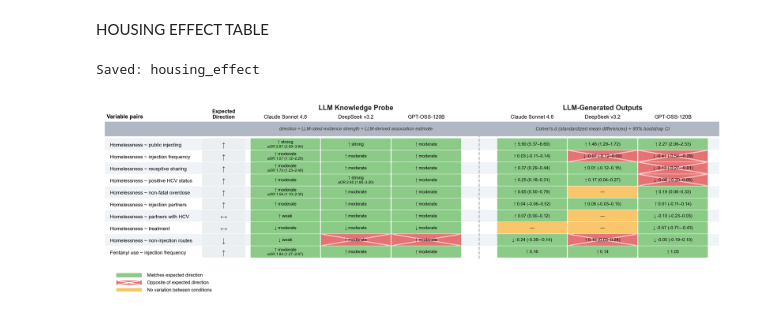
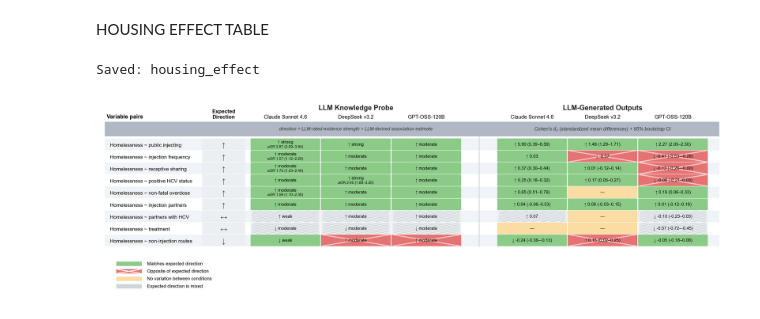
Before and after one commit to mayonais/hcv_llm, a Jupyter notebook: tables.ipynb, the cells around one changed output. Drawn from its saved outputs; the diff is of its cells as text; code cells hidden in the pictures.

```diff
--- a/tables.ipynb
+++ b/tables.ipynb
@@ -5,9 +5,8 @@ import matplotlib.pyplot as plt
 import matplotlib.patches as mpatches
 import matplotlib.lines as mlines
 # %%
-df_outputs = pd.read_csv("outputs.csv")
-df = pd.read_csv("knowledge_outputs.csv")
-df2 = pd.read_csv("meps/knowledge_outputs_meps.csv")
+df_outputs = pd.read_csv("outputs/outputs.csv")
+df = pd.read_csv("outputs/knowledge_outputs.csv")
 # %% [markdown]
 HOUSING EFFECT TABLE
 # %%
@@ -28,9 +27,10 @@ SUBHEADING_GAP = 1.4
 AGREE_COLOR    = "#8BCB87"
 DISAGREE_COLOR = "#E57373"
 BANNER_COLOR   = "#B0B8C4"
-NULL_COLOR     = "#F9C66B"
-NEUTRAL_COLOR  = "#B7DCB3"
+NULL_COLOR     = "#FBDCA3"
 GRAY_COLOR     = "#ECEFF1"
+GRAY_HATCH     = "#D0D7DB"
+NEUTRAL_COLOR  = GRAY_COLOR
 EXP_DIR_BG = "#ECEFF1"
 
 plt.rcParams['font.family']  = 'Arial'
@@ -66,19 +66,22 @@ def fmt_val_with_ci(val_str):
         arrow = "\u2014"
     if clean_val.lower() in ("nan", "") or clean_val == "\u2014":
         return "\u2014\n( , )"
+    if "CI not estimable" in clean_val:
+        return clean_val.split("(")[0].strip() + "\n(CI n.e.)"
     return f"{arrow} {clean_val}"
 
 EXTRA_COLS_DATA = {
-    ("current or recent homelessness", "public injecting"):                                 [fmt_val_with_ci("5.90 (5.37\u20136.60)"), fmt_val_with_ci("1.48 (1.29\u20131.72)"), fmt_val_with_ci("2.27 (2.06\u20132.53)")],
-    ("current or recent homelessness", "injection frequency"):                              [fmt_val_with_ci("0.03 (-0.11\u20130.14)"), fmt_val_with_ci("-0.07 (-0.12\u20130.00)"), fmt_val_with_ci("-0.41 (-0.54\u2013-0.29)")],
-    ("current or recent homelessness", "receptive syringe sharing"):                        [fmt_val_with_ci("0.37 (0.29\u20130.44)"), fmt_val_with_ci("0.01 (-0.12\u20130.15)"), fmt_val_with_ci("-0.13 (-0.27\u2013-0.01)")],
-    ("current or recent homelessness", "personal HCV infection status (RNA-positive)"):     [fmt_val_with_ci("0.25 (0.18\u20130.31)"), fmt_val_with_ci("0.17 (0.04\u20130.27)"), fmt_val_with_ci("-0.08 (-0.20\u20130.05)")],
-    ("current or recent homelessness", "non-fatal overdose incidence"):                     [fmt_val_with_ci("0.65 (0.50\u20130.79)"), "NaN", fmt_val_with_ci("0.19 (0.06\u20130.33)")],
-    ("current or recent homelessness", "number of injection partners"):                     [fmt_val_with_ci("0.04 (-0.06\u20130.52)"), fmt_val_with_ci("0.08 (-0.03\u20130.15)"), fmt_val_with_ci("0.01 (-0.11\u20130.14)")],
-    ("current or recent homelessness", "number of HCV-positive injection partners"):        [fmt_val_with_ci("0.07 (0.00\u20130.12)"), "NaN", fmt_val_with_ci("-0.10 (-0.23\u20130.03)")],
-    ("current or recent homelessness", "engaging in opioid use disorder treatment"):        ["NaN", "NaN", fmt_val_with_ci("-0.57 (-0.71\u2013-0.43)")],
-    ("current or recent homelessness", "non-injection routes of opioid administration (smoking/snorting)"): [fmt_val_with_ci("-0.24 (-0.36\u2013-0.14)"), fmt_val_with_ci("0.15 (0.03\u20130.24)"), fmt_val_with_ci("-0.05 (-0.19\u20130.10)")],
-    ("using illicitly manufactured fentanyl", "injection frequency"):                       [fmt_val_with_ci("0.16"), fmt_val_with_ci("0.14"), fmt_val_with_ci("1.05")],}
+    ("current or recent homelessness", "public injecting"): [fmt_val_with_ci("5.90 (5.39–6.59)"), fmt_val_with_ci("1.48 (1.29–1.71)"), fmt_val_with_ci("2.27 (2.05–2.50)")],
+    ("current or recent homelessness", "injection frequency"): [fmt_val_with_ci("0.03 (CI not estimable)"), fmt_val_with_ci("-0.07 (CI not estimable)"), fmt_val_with_ci("-0.41 (-0.53–-0.28)")],
+    ("current or recent homelessness", "receptive syringe sharing"): [fmt_val_with_ci("0.37 (0.30–0.44)"), fmt_val_with_ci("0.01 (-0.12–0.14)"), fmt_val_with_ci("-0.13 (-0.26–-0.00)")],
+    ("current or recent homelessness", "personal HCV infection status (RNA-positive)"): [fmt_val_with_ci("0.25 (0.18–0.32)"), fmt_val_with_ci("0.17 (0.05–0.27)"), fmt_val_with_ci("-0.08 (-0.21–0.03)")],
+    ("current or recent homelessness", "non-fatal overdose incidence"): [fmt_val_with_ci("0.65 (0.51–0.79)"), "NaN", fmt_val_with_ci("0.19 (0.06–0.33)")],
+    ("current or recent homelessness", "number of injection partners"): [fmt_val_with_ci("0.04 (-0.06–0.53)"), fmt_val_with_ci("0.08 (-0.03–0.15)"), fmt_val_with_ci("0.01 (-0.12–0.16)")],
+    ("current or recent homelessness", "number of HCV-positive injection partners"): [fmt_val_with_ci("0.07 (CI not estimable)"), "NaN", fmt_val_with_ci("-0.10 (-0.23–0.03)")],
+    ("current or recent homelessness", "engaging in opioid use disorder treatment"): ["NaN", "NaN", fmt_val_with_ci("-0.57 (-0.72–-0.45)")],
+    ("current or recent homelessness", "non-injection routes of opioid administration (smoking/snorting)"): [fmt_val_with_ci("-0.24 (-0.36–-0.13)"), fmt_val_with_ci("0.15 (0.02–0.25)"), fmt_val_with_ci("-0.05 (-0.18–0.08)")],
+    #("using illicitly manufactured fentanyl", "injection frequency"): [fmt_val_with_ci("0.16"), fmt_val_with_ci("0.14"), fmt_val_with_ci("1.05")],
+    }
 
 EXTRA_COL_HEADERS = ["Claude Sonnet 4.6", "DeepSeek v3.2", "GPT-OSS-120B"]
 MODEL_COL_HEADERS  = ["Claude Sonnet 4.6", "DeepSeek v3.2", "GPT-OSS-120B"]
@@ -93,7 +96,8 @@ EXPECTED_DIRECTIONS = {
     ("current or recent homelessness", "number of HCV-positive injection partners"): "\u2194",
     ("current or recent homelessness", "engaging in opioid use disorder treatment"): "\u2194",
     ("current or recent homelessness", "non-injection routes of opioid administration (smoking/snorting)"): "\u2193",
-    ("using illicitly manufactured fentanyl", "injection frequency"): "\u2191",}
+    #("using illicitly manufactured fentanyl", "injection frequency"): "\u2191",
+    }
 
 DISPLAY_MAP = {
     ("current or recent homelessness", "public injecting"): "Homelessness ~ public injecting",
@@ -105,7 +109,8 @@ DISPLAY_MAP = {
     ("current or recent homelessness", "number of HCV-positive injection partners"): "Homelessness ~ partners with HCV",
     ("current or recent homelessness", "engaging in opioid use disorder treatment"): "Homelessness ~ treatment",
     ("current or recent homelessness", "non-injection routes of opioid administration (smoking/snorting)"): "Homelessness ~ non-injection routes",
-    ("using illicitly manufactured fentanyl", "injection frequency"): "Fentanyl use ~ injection frequency",}
+    #("using illicitly manufactured fentanyl", "injection frequency"): "Fentanyl use ~ injection frequency",
+    }
 
 pairs = [
     ("current or recent homelessness", "public injecting"),
@@ -117,7 +122,8 @@ pairs = [
     ("current or recent homelessness", "number of HCV-positive injection partners"),
     ("current or recent homelessness", "engaging in opioid use disorder treatment"),
     ("current or recent homelessness", "non-injection routes of opioid administration (smoking/snorting)"),
-    ("using illicitly manufactured fentanyl", "injection frequency"),]
+    #("using illicitly manufactured fentanyl", "injection frequency"),
+    ]
 
 BINARY_MEASURES = {"HCV_active", "Treatment"}
 MEASURE_LABELS = {
@@ -181,7 +187,7 @@ def extra_col_cell_color(val_str, exposure, outcome):
         return AGREE_COLOR
 
     if "\u2194" in expected_str or "or" in expected_str:
-        return AGREE_COLOR
+        return GRAY_COLOR
 
     up = "\u2191" in expected_str
     down = "\u2193" in expected_str
@@ -206,6 +212,17 @@ def is_cell_disagreement_model(exposure, outcome, model, direction_label):
         return not neut
     return False
 
+def draw_hatch(ax, cx, cy_bottom, w, h, color=GRAY_HATCH, spacing=0.11, lw=0.6):
+    """Parallel diagonal lines (bottom-left to top-right) clipped to one cell."""
+    x0 = cx - w/2
+    clip = mpatches.Rectangle((x0, cy_bottom), w, h, transform=ax.transData)
+    t = 0.0
+    while t <= w + h:
+        line, = ax.plot([x0 + t - h, x0 + t], [cy_bottom, cy_bottom + h],
+                        color=color, linewidth=lw, solid_capstyle="butt", zorder=1.5)
+        line.set_clip_path(clip)
+        t += spacing
+
 # ============================================================
 # LAYOUT
 # ============================================================
@@ -215,13 +232,15 @@ total_height = (n_rows * ROW_STEP + SUBHEADING_GAP * 2 + 1.5)
 
 total_w = EXTRA_COL_X[-1] + EXTRA_COL_W/2 + 0.15
 
-fig_height_in = min(total_height * 0.65 * SCALE, FIG_MAX_DEPTH_IN)
+BOTTOM_PAD = 0.8   # extra space below the legend
+
+fig_height_in = min((total_height + BOTTOM_PAD) * 0.65 * SCALE, FIG_MAX_DEPTH_IN)
 fig, ax = plt.subplots(figsize=(FIG_WIDTH_IN, fig_height_in), dpi=FIGURE_DPI)
 
 fig.subplots_adjust(left=0.01, right=0.99, top=0.95, bottom=0.22)
 
 ax.set_xlim(0, total_w)
-ax.set_ylim(0.1, total_height)
+ax.set_ylim(0.1 - BOTTOM_PAD, total_height)
 ax.axis("off")
 
 # ---- main header ----
@@ -247,9 +266,9 @@ for cx, hdr in zip(col_x, MODEL_COL_HEADERS):
 for cx, hdr in zip(EXTRA_COL_X, EXTRA_COL_HEADERS):
     ax.text(cx, header_y, hdr, ha="center", va="bottom", fontsize=FS(12), fontweight="normal")
 
-# vertical separator (dynamically computed from column positions)
+# vertical separator
 SEP_X = (col_x[-1] + col_w/2 + EXTRA_COL_X[0] - EXTRA_COL_W/2) / 2
-ax.axvline(SEP_X, color="#aaaaaa", linewidth=0.7, linestyle="--", ymin=0.18, ymax=0.92)
+ax.axvline(SEP_X, color=GRAY_HATCH, linewidth=0.7, linestyle="-", ymin=0.25, ymax=0.92)
 
 # ---- gray banner ----
 y_banner = total_height - 1.6
@@ -265,7 +284,7 @@ ax.text(kp_mid, banner_y + banner_h / 2, "direction + LLM-rated evidence strengt
         ha="center", va="center", fontsize=FS(10.5), fontstyle="italic", color="#333333", zorder=3)
 
 extra_mid = (EXTRA_COL_X[0] + EXTRA_COL_X[-1]) / 2
-ax.text(extra_mid, banner_y + banner_h / 2, "Cohen's d (standardized mean differences) + 95% bootstrap CI",
+ax.text(extra_mid, banner_y + banner_h / 2, "Cohen's $d_z$ (standardized mean differences) + 95% bootstrap CI",
         ha="center", va="center", fontsize=FS(11), fontstyle="italic", color="#333333", zorder=3)
 
 y = total_height - 1.35 - SUBHEADING_GAP
@@ -322,9 +341,11 @@ for row_idx, (exposure, outcome) in enumerate(pairs):
         row = df[(df["Model"] == model) & (df["exposure"] == exposure) & (df["outcome"] == outcome)]
         exp_dir_str = EXPECTED_DIRECTIONS.get((exposure, outcome), "")
 
-        if "\u2194" in exp_dir_str or "or" in exp_dir_str:
+        is_neutral_expected = "\u2194" in exp_dir_str or "or" in exp_dir_str
+
+        if is_neutral_expected:
             disagreement = False
-            face = AGREE_COLOR
+            face = GRAY_COLOR
         elif direction in ("mixed", "uncertain"):
             disagreement = is_cell_disagreement_model(exposure, outcome, model, direction)
             face = NEUTRAL_COLOR
@@ -369,6 +390,9 @@ for row_idx, (exposure, outcome) in enumerate(pairs):
             ax.plot([cx - col_w/2, cx + col_w/2], [y + 0.04 + ROW_STEP * 0.92, y + 0.04],
                     color="#FFFFFF", linewidth=0.9, alpha=0.6)
 
+        if is_neutral_expected:
+            draw_hatch(ax, cx, y + 0.04, col_w, ROW_STEP * 0.92)
+
     # ---- LLM-generated output columns ----
     extra_vals = [None, None, None] if is_new_row else EXTRA_COLS_DATA.get((exposure, outcome), ["", "", ""])
     for cx, val in zip(EXTRA_COL_X, extra_vals):
@@ -398,7 +422,9 @@ for row_idx, (exposure, outcome) in enumerate(pairs):
         ax.text(cx, y + ROW_STEP * 0.50, cell_text, ha="center", va="center",
                 fontsize=FS(CELL_TEXT_SIZE), color=text_color, multialignment="center", linespacing=1.4)
 
-        if disagrees:
+        if cell_face == GRAY_COLOR:
+            draw_hatch(ax, cx, y + 0.04, EXTRA_COL_W, ROW_STEP * 0.92)
+        elif disagrees:
             ax.plot([cx - EXTRA_COL_W/2, cx + EXTRA_COL_W/2], [y + 0.04, y + 0.04 + ROW_STEP * 0.92],
                     color="#FFFFFF", linewidth=0.9, alpha=0.6)
             ax.plot([cx - EXTRA_COL_W/2, cx + EXTRA_COL_W/2], [y + 0.04 + ROW_STEP * 0.92, y + 0.04],
@@ -413,38 +439,39 @@ for row_idx, (exposure, outcome) in enumerate(pairs):
 legend_items = [
     (AGREE_COLOR,    "Matches expected direction"),
     (DISAGREE_COLOR, "Opposite of expected direction"),
-    (NULL_COLOR,     "No variation between conditions"),]
+    (NULL_COLOR,     "No variation between conditions"),
+    (GRAY_HATCH,     "Expected direction is mixed"),]
 swatch_h, row_gap = 0.25, 0.50
 total_legend_h = len(legend_items) * row_gap + 0.20
 
 legend_y_start = y + 0.12
 legend_y_end = legend_y_start - total_legend_h
 
 ax.add_patch(mpatches.FancyBboxPatch(
     (0.02, legend_y_end - 0.05),
     total_w - 0.04, total_legend_h,
     boxstyle="round,pad=0.06", facecolor="white", linewidth=0, zorder=10))
 
 legend_x_start = 0.15
 ly = legend_y_start - 0.35
 for i, (color, txt) in enumerate(legend_items):
     ax.add_patch(mpatches.FancyBboxPatch(
         (legend_x_start, ly - swatch_h), swatch_h, swatch_h,
         boxstyle="round,pad=0.02", facecolor=color, linewidth=0, zorder=11))
 
     if i == 1:
         ax.plot([legend_x_start, legend_x_start + swatch_h], [ly - swatch_h, ly], color="#FFFFFF", linewidth=0.7, zorder=12)
         ax.plot([legend_x_start, legend_x_start + swatch_h], [ly, ly - swatch_h], color="#FFFFFF", linewidth=0.7, zorder=12)
     ax.text(legend_x_start + swatch_h + 0.08, ly - swatch_h / 2,
             txt, va="center", fontsize=FS(10.5), zorder=11)
     ly -= row_gap
 
-plt.savefig("figures/housing_effect.png", bbox_inches="tight", dpi=FIGURE_DPI)
+plt.savefig("figures/housing_effect.svg", bbox_inches="tight", dpi=FIGURE_DPI)
 plt.savefig("figures/housing_effect.pdf", bbox_inches="tight", dpi=FIGURE_DPI)
 print("Saved: housing_effect")
 # %% [output]
 Saved: housing_effect
-[figure, old version]
+[figure, new version]
 # %%
 cols = ["claudesonnet4.6", "deepseek.v3.2", "gpt-oss-120b"]
 
```
Also changed, not shown: parts of 2 cells of this notebook.
